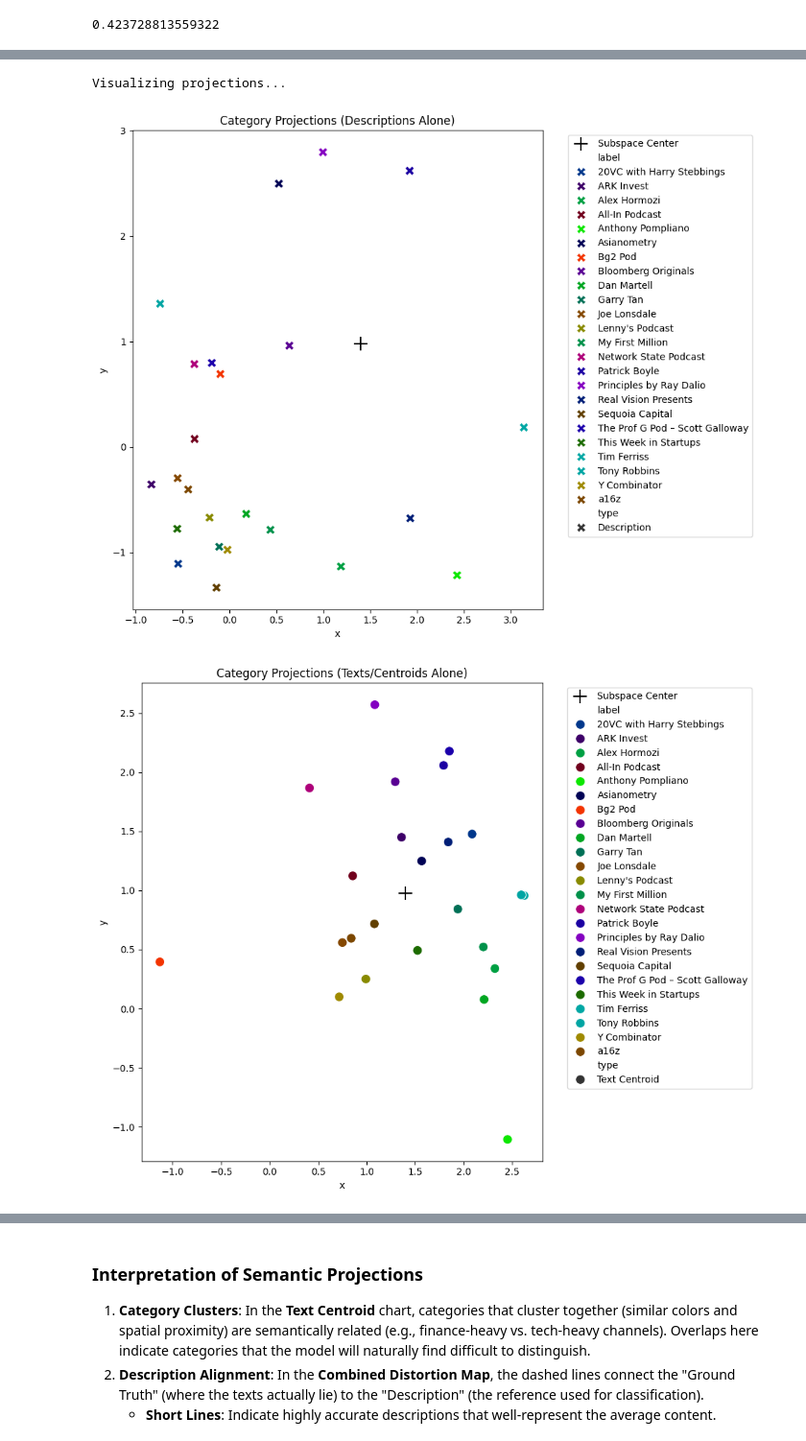
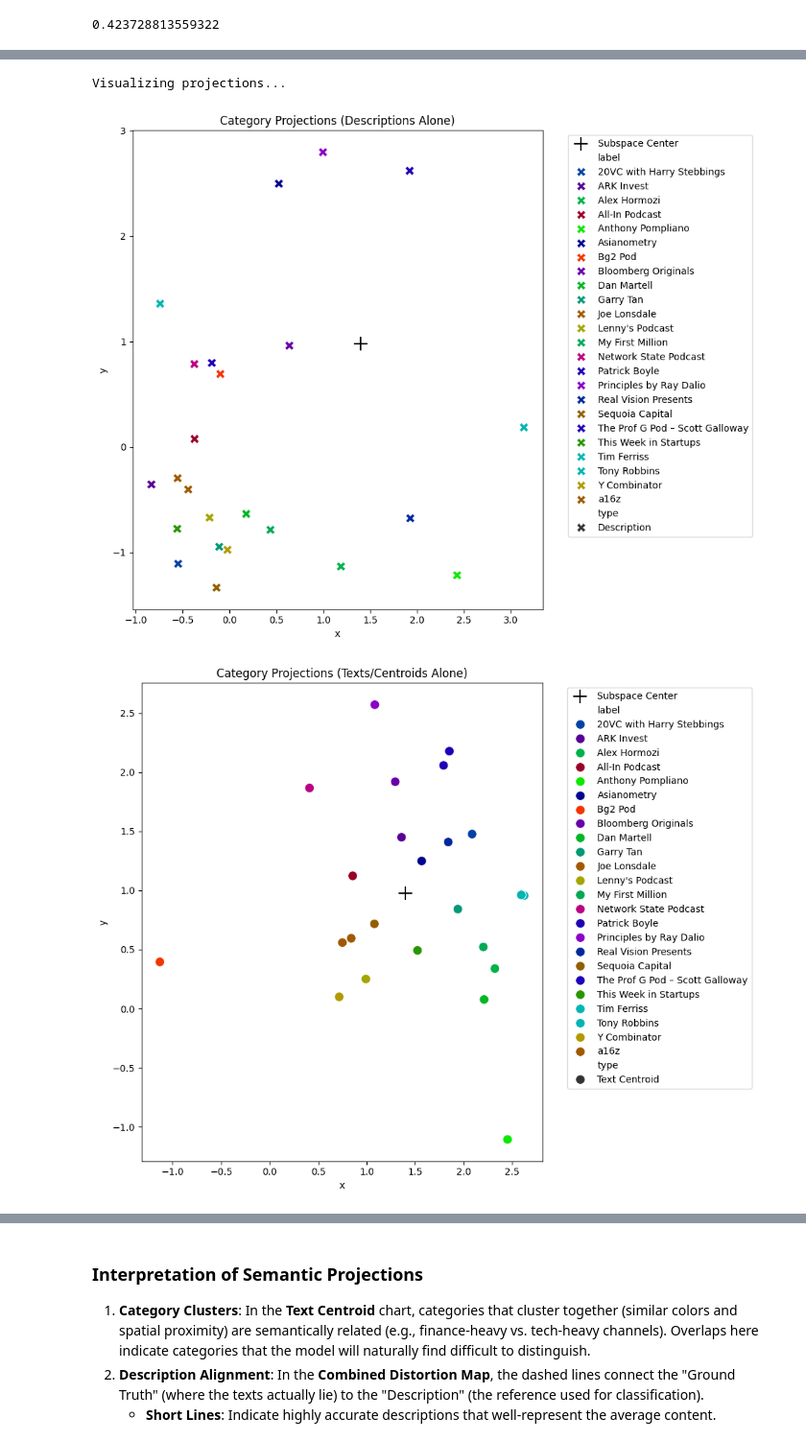
Before and after one commit to sanmquin/HELENA, a Jupyter notebook: text-classification/classification_analysis.ipynb, the cells around one changed output, grey strips where cells are left out. Shown at 96% size. Drawn from its saved outputs; the diff is of its cells as text; code cells hidden in the pictures.

```diff
--- a/text-classification/classification_analysis.ipynb
+++ b/text-classification/classification_analysis.ipynb
@@ -112,8 +105,13 @@ def get_color_from_2d(x, y, origin_x, origin_y, max_dist):
     # Saturation: fixed at 1.0 for vibrant colors
     saturation = 1.0
     # Value: scaled by distance, origin is black.
-    # We use a square root to make colors brighten faster as they move from center
-    value = np.clip(np.sqrt(dist / max_dist), 0, 1) if max_dist > 0 else 1.0
+    # For non-origin points, we ensure a minimum brightness (0.5) so they are not black.
+    if dist < 1e-9:
+        value = 0.0
+    else:
+        # Map [0, max_dist] to [0.5, 1.0]
+        v_offset = 0.5
+        value = v_offset + (1.0 - v_offset) * np.clip(dist / max_dist, 0, 1) if max_dist > 0 else 1.0
 
     # Convert HSV to RGB
     return colorsys.hsv_to_rgb(hue, saturation, value)
@@ -255,36 +253,54 @@ plot_projection(df_plot[df_plot['type'] == 'Text Centroid'], 'Category Projectio
 plot_projection(df_plot, 'Combined Category Distortion Map', show_lines=True)
 
 # 4. Distortion Animation
 print("Generating distortion animation...")
 fig, ax = plt.subplots(figsize=(10, 8))
 
+# Pre-calculate limits for stable animation
+all_pca_2d = []
+for cat in categories:
+    if cat in centroids_20d: all_pca_2d.append(centroids_20d[cat][:2])
+    if cat in descriptions_20d: all_pca_2d.append(descriptions_20d[cat][:2])
+all_pca_2d = np.array(all_pca_2d)
+x_min, y_min = np.min(all_pca_2d, axis=0)
+x_max, y_max = np.max(all_pca_2d, axis=0)
+x_range = x_max - x_min
+y_range = y_max - y_min
+x_lims = (x_min - 0.05*x_range, x_max + 0.05*x_range)
+y_lims = (y_min - 0.05*y_range, y_max + 0.05*y_range)
+
 def update(frame):
     ax.clear()
+    ax.set_xlim(x_lims)
+    ax.set_ylim(y_lims)
     alpha = frame / 100.0
 
+    # Plot Origin
+    ax.scatter(0, 0, color='black', marker='+', s=200, label='Subspace Center', zorder=5)
+
     for cat in categories:
-        if cat in descriptions_20d:
+        if cat in descriptions_20d and cat in centroids_20d:
             # Interpolate in 20D space
             vec_20d = (1 - alpha) * centroids_20d[cat] + alpha * descriptions_20d[cat]
             # Project to 2D using first 2 PCA components for visual stability
             vec_2d = vec_20d[:2]
-            # Origin in PCA space is (0,0). Use max_dist_pca for consistent brightening
-            color = get_color_from_2d(vec_2d[0], vec_2d[1], 0, 0, max_dist_pca)
+            # Use pre-calculated color to keep it constant during movement
+            color = category_colors.get(cat, 'gray')
             ax.scatter(vec_2d[0], vec_2d[1],
-                       color=color, s=100, label=cat)
+                       color=color, s=100)
 
     ax.set_title(f"Semantic Distortion: Text -> Description (t={alpha:.2f})")
     # ax.legend(bbox_to_anchor=(1.05, 1), loc='upper left')
 
 ani = FuncAnimation(fig, update, frames=np.linspace(0, 100, 50).astype(int), interval=100)
 try:
     ani.save('distortions.mp4', writer='ffmpeg')
 except Exception as e:
     print(f"Could not save mp4: {e}. Trying to save as gif...")
     ani.save('distortions.gif', writer='pillow')
 plt.close()
 print("Animation saved as distortions.mp4")
 # %% [output]
 Visualizing projections...
-[figure, old version]
+[figure, new version]
-[figure, old version]
+[figure, new version]
```
Also changed, not shown: parts of 5 cells of this notebook.
